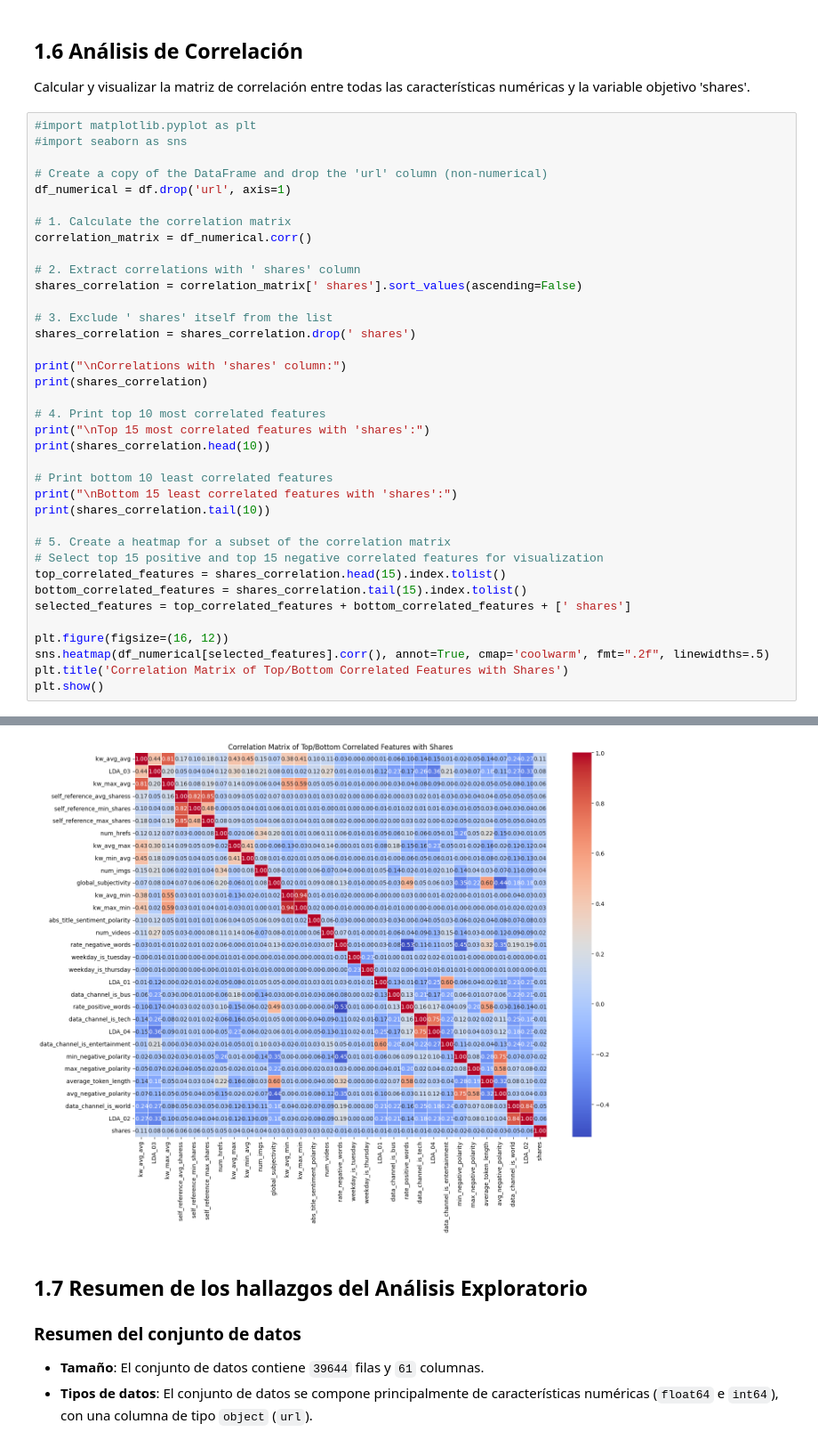
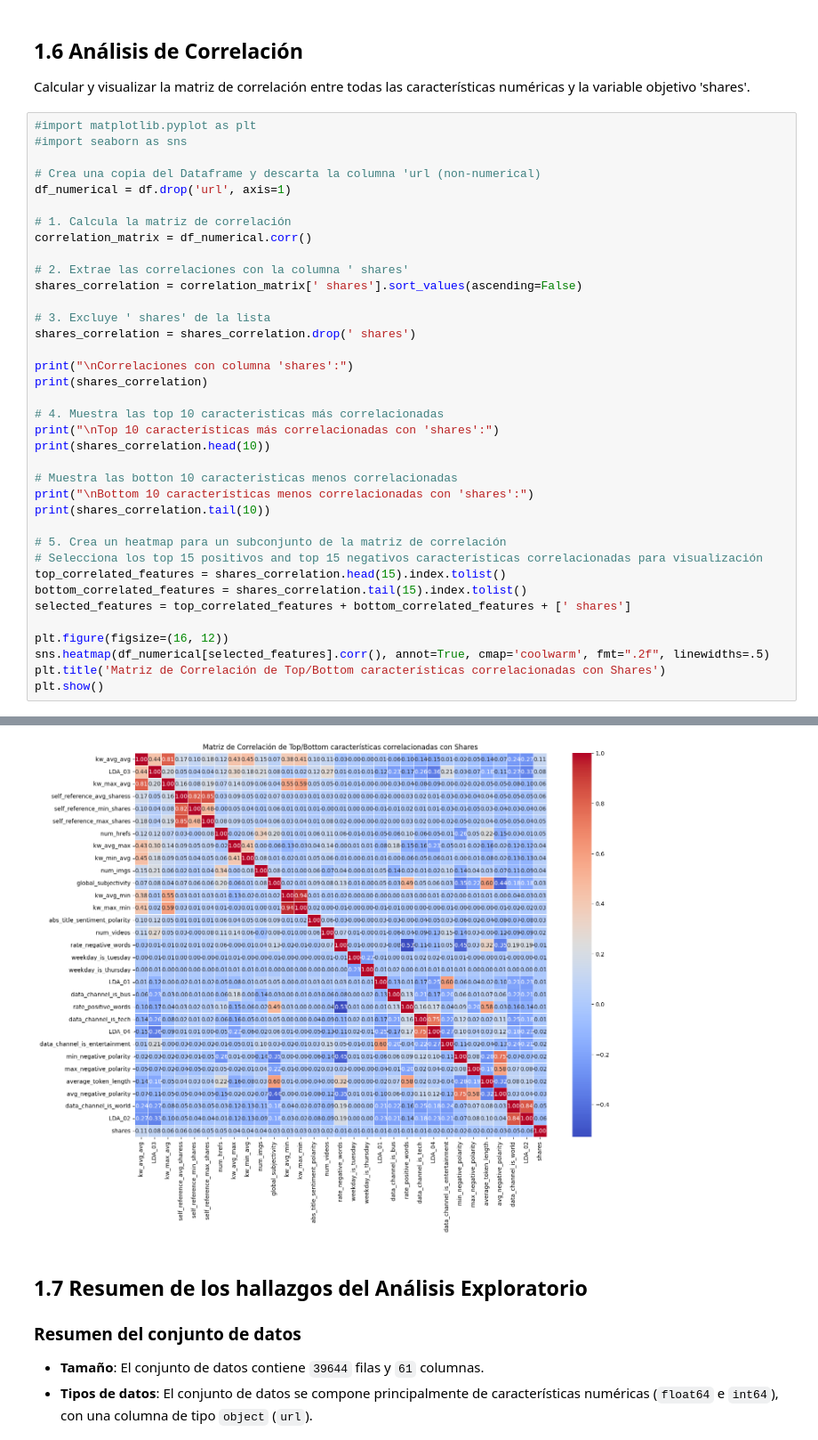
Before and after one commit to josenomberto/UTEC-CDIAV3-MCD8010, a Jupyter notebook: proyecto1_v1.1.ipynb, the cells around one changed output, grey strips where cells are left out. Shown at 89% size. Saved outputs shown, nothing was run; the diff lists cells and outputs as text.

```diff
--- a/proyecto1_v1.1.ipynb
+++ b/proyecto1_v1.1.ipynb
@@ -196,37 +203,37 @@ Calcular y visualizar la matriz de correlación entre todas las características
 #import matplotlib.pyplot as plt
 #import seaborn as sns
 
-# Create a copy of the DataFrame and drop the 'url' column (non-numerical)
+# Crea una copia del Dataframe y descarta la columna 'url (non-numerical)
 df_numerical = df.drop('url', axis=1)
 
-# 1. Calculate the correlation matrix
+# 1. Calcula la matriz de correlación
 correlation_matrix = df_numerical.corr()
 
-# 2. Extract correlations with ' shares' column
+# 2. Extrae las correlaciones con la columna ' shares'
 shares_correlation = correlation_matrix[' shares'].sort_values(ascending=False)
 
-# 3. Exclude ' shares' itself from the list
+# 3. Excluye ' shares' de la lista
 shares_correlation = shares_correlation.drop(' shares')
 
-print("\nCorrelations with 'shares' column:")
+print("\nCorrelaciones con columna 'shares':")
 print(shares_correlation)
 
-# 4. Print top 10 most correlated features
-print("\nTop 15 most correlated features with 'shares':")
+# 4. Muestra las top 10 caracteristicas más correlacionadas
+print("\nTop 10 características más correlacionadas con 'shares':")
 print(shares_correlation.head(10))
 
-# Print bottom 10 least correlated features
-print("\nBottom 15 least correlated features with 'shares':")
+# Muestra las botton 10 caracteristicas menos correlacionadas
+print("\nBottom 10 características menos correlacionadas con 'shares':")
 print(shares_correlation.tail(10))
 
-# 5. Create a heatmap for a subset of the correlation matrix
-# Select top 15 positive and top 15 negative correlated features for visualization
+# 5. Crea un heatmap para un subconjunto de la matriz de correlación
+# Selecciona los top 15 positivos and top 15 negativos características correlacionadas para visualización
 top_correlated_features = shares_correlation.head(15).index.tolist()
 bottom_correlated_features = shares_correlation.tail(15).index.tolist()
 selected_features = top_correlated_features + bottom_correlated_features + [' shares']
 
 plt.figure(figsize=(16, 12))
 sns.heatmap(df_numerical[selected_features].corr(), annot=True, cmap='coolwarm', fmt=".2f", linewidths=.5)
-plt.title('Correlation Matrix of Top/Bottom Correlated Features with Shares')
+plt.title('Matriz de Correlación de Top/Bottom características correlacionadas con Shares')
 plt.show()
 # %% [output]
@@ -234,20 +241,20 @@ Correlations with 'shares' column:
 kw_avg_avg                       0.110413
 LDA_03                           0.083771
 kw_max_avg                       0.064306
 self_reference_avg_sharess       0.057789
 self_reference_min_shares        0.055958
 self_reference_max_shares        0.047115
 num_hrefs                        0.045404
 kw_avg_max                       0.044686
 kw_min_avg                       0.039551
 num_imgs                         0.039388
 global_subjectivity              0.031604
 ... (71 lines left out)
 avg_negative_polarity           -0.032029
 data_channel_is_world           -0.049497
 LDA_02                          -0.059163
 Name:  shares, dtype: float64
-[figure, old version]
+[figure, new version]
 # %% [markdown]
 
 ## 1.7 Resumen de los hallazgos del Análisis Exploratorio
```
Also changed, not shown: parts of 57 cells of this notebook.
